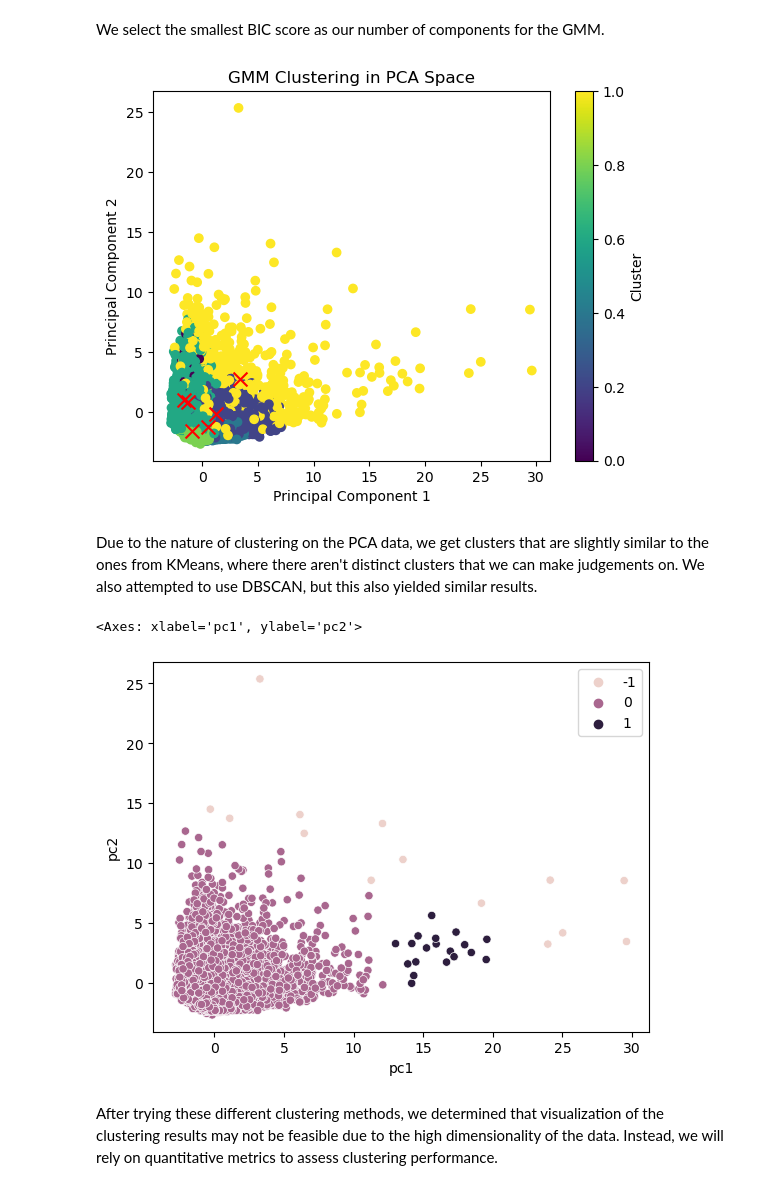
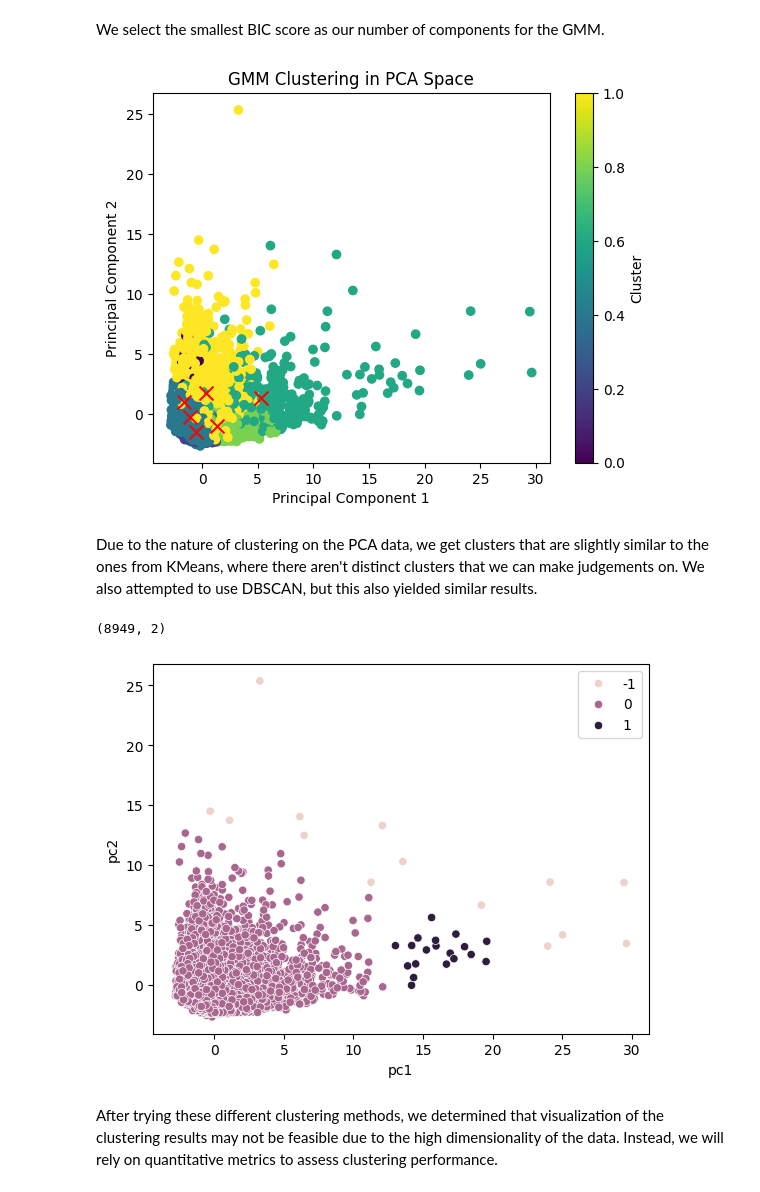
Before and after one commit to mtang24/card_clusters, a Jupyter notebook: FinalProject_Copy.ipynb, the cells around one changed output. Saved outputs shown, nothing was run; the diff lists cells and outputs as text; code cells hidden in the pictures.

Commit message:
Fixed DBSCAN plot error

```diff
--- a/FinalProject_Copy.ipynb
+++ b/FinalProject_Copy.ipynb
@@ -302,23 +281,23 @@ We select the smallest BIC score as our number of components for the GMM.
 # %%
 scale_data = scale_data.values
 
 n_components = 6
-pca = PCA(n_components)
-pca = pca.fit_transform(scale_data)
+pca_gmm = PCA(n_components)
+pca_gmm = pca_gmm.fit_transform(scale_data)
 gmm = GaussianMixture(n_components)
-gmm.fit(pca)
+gmm.fit(pca_gmm)
 
-plt.scatter(pca[:, 0], pca[:, 1], c=gmm.predict(pca))
+plt.scatter(pca_gmm[:, 0], pca_gmm[:, 1], c=gmm.predict(pca_gmm))
 
 plt.scatter(gmm.means_[:, 0], gmm.means_[:, 1], c='red', marker='x', s=100)
 
 plt.xlabel('Principal Component 1')
 plt.ylabel('Principal Component 2')
 plt.title('GMM Clustering in PCA Space')
 plt.colorbar(label='Cluster')
 plt.show()
 # %% [output]
-[figure, old version]
+[figure, new version]
 # %% [markdown]
 Due to the nature of clustering on the PCA data, we get clusters that are slightly similar to the ones from KMeans, where there aren't distinct clusters that we can make judgements on. We also attempted to use DBSCAN, but this also yielded similar results.
 # %%
@@ -331,7 +310,7 @@ y_dbscan = dbscan.fit_predict(pca)
 
 sns.scatterplot(pca, x='pc1' ,y='pc2', hue=y_dbscan)
 # %% [output]
-<Axes: xlabel='pc1', ylabel='pc2'>
+(8949, 2)
 [figure]
 # %% [markdown]
 After trying these different clustering methods, we determined that visualization of the clustering results may not be feasible due to the high dimensionality of the data. Instead, we will rely on quantitative metrics to assess clustering performance.
```
Also changed, not shown: parts of 7 cells of this notebook.
